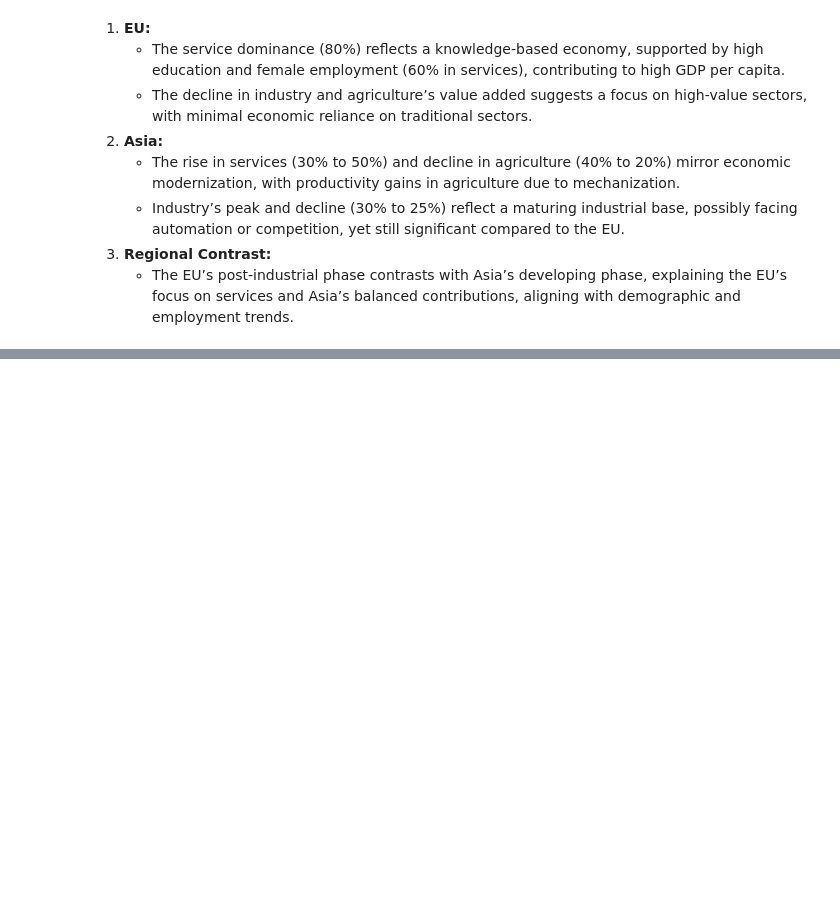
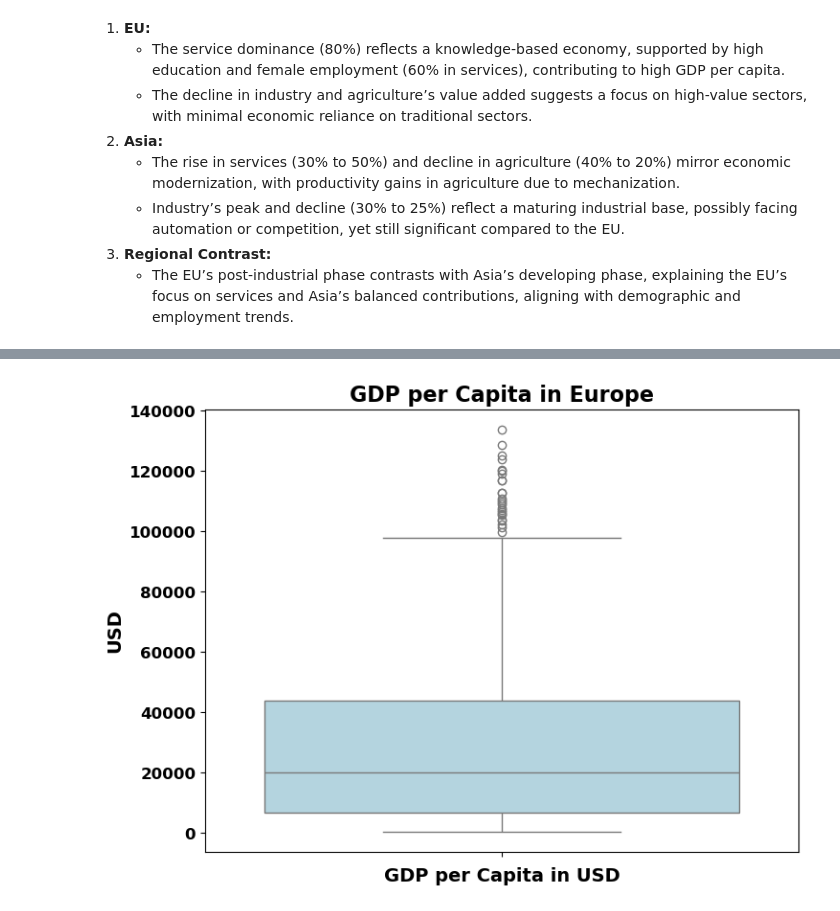
Before and after one commit to truongthuankiet1990gmailcom/Data-Visualization-HW2, a Jupyter notebook: 22127224_22127254.ipynb, the cells around one changed output, grey strips where cells are left out. Cells and saved outputs as stored; diff of their text form; code cells hidden in the pictures; blank space fills up the shorter version.

```diff
--- a/22127224_22127254.ipynb
+++ b/22127224_22127254.ipynb
@@ -982,0 +1206,4 @@ plt.show()
+# %%
+boxplot_plot(EU_df, 'GDP per capita', title='GDP per Capita in Europe', xlabel='GDP per Capita in USD', ylabel='USD', color='lightblue')
+# %% [output]
+[figure, added]
```
Also changed, not shown: parts of 44 cells of this notebook.
